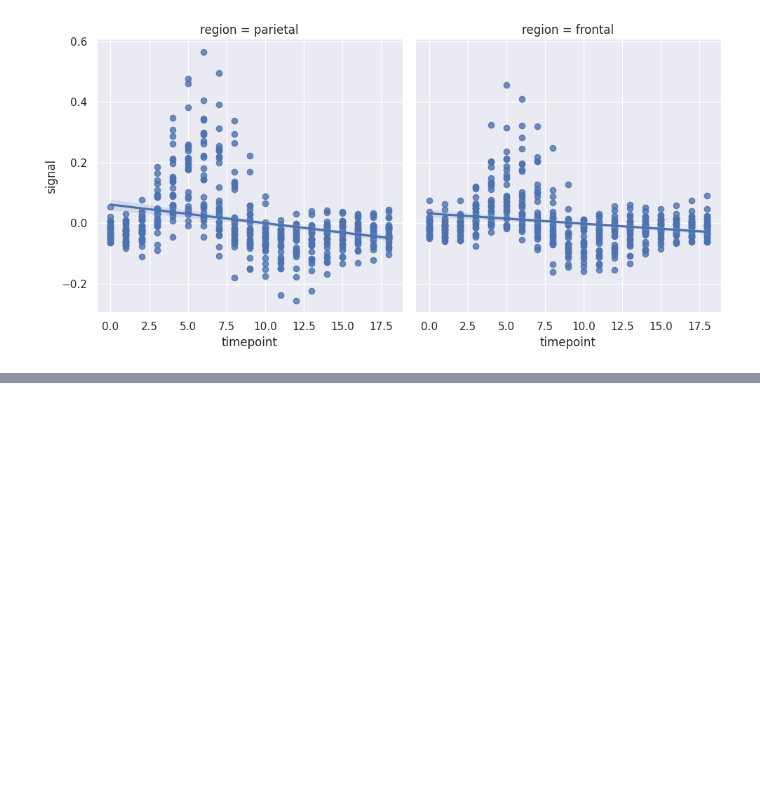
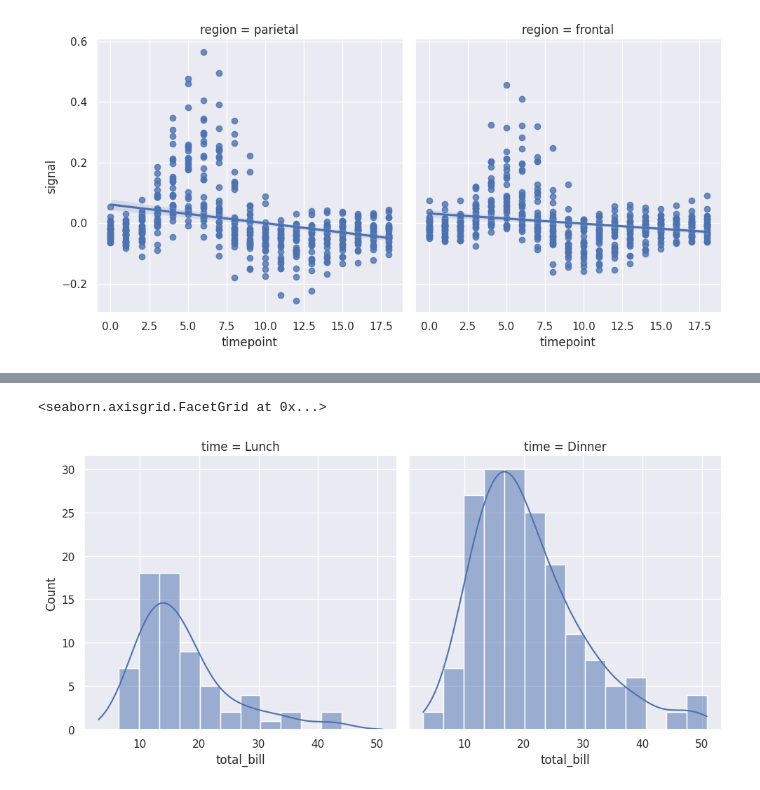
Before and after one commit to mngugi/Work_Book_Projects, a Jupyter notebook: snspart2.ipynb, the cells around one changed output, grey strips where cells are left out. Saved outputs shown, nothing was run; the diff lists cells and outputs as text; code cells hidden in the pictures; blank space fills up the shorter version.

```diff
--- a/snspart2.ipynb
+++ b/snspart2.ipynb
@@ -19,0 +26,9 @@ sns.lmplot(data=fmri, x="timepoint", y="signal", col="region",
+# %%
+sns.set_theme()
+
+# Load an example dataset
+tips = sns.load_dataset("tips")
+sns.displot(data=tips, x="total_bill", col="time", kde=True)
+# %% [output]
+<seaborn.axisgrid.FacetGrid at 0x...>
+[figure, added]
```
Also changed, not shown: parts of 1 cell of this notebook.
